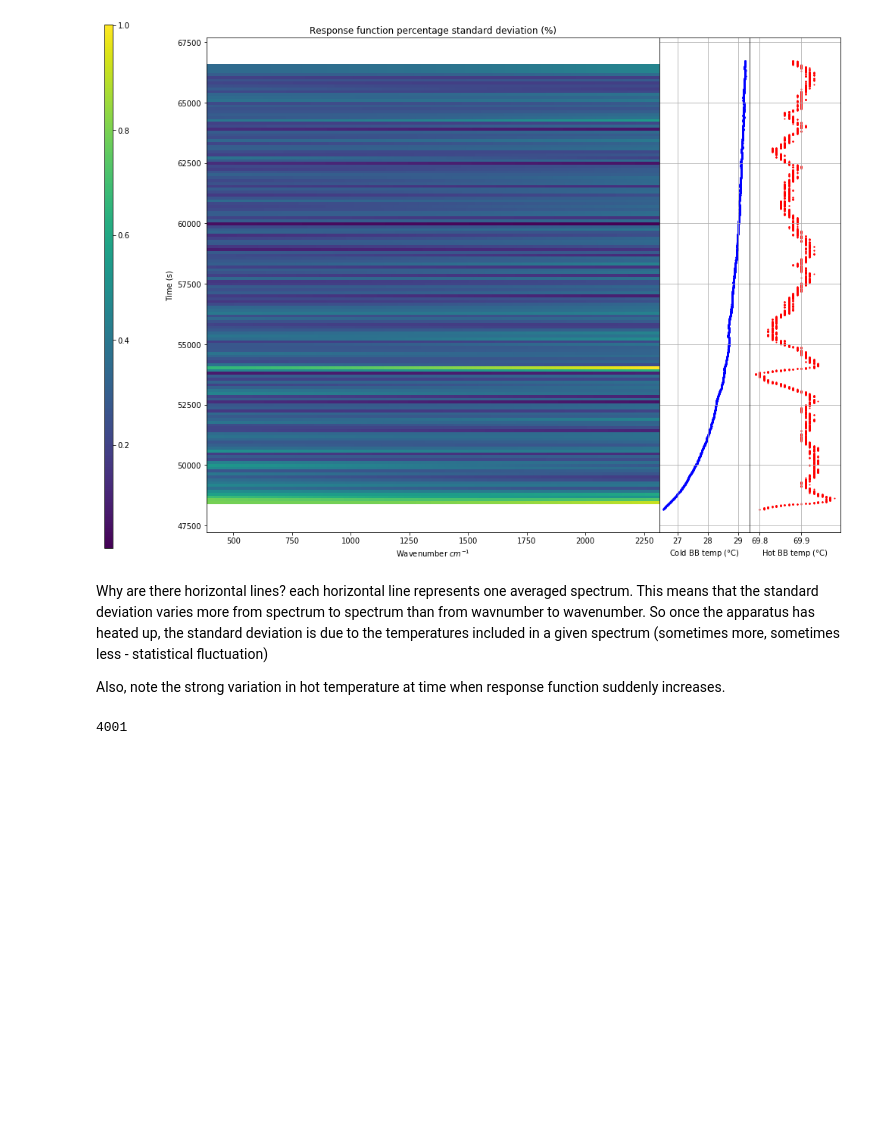
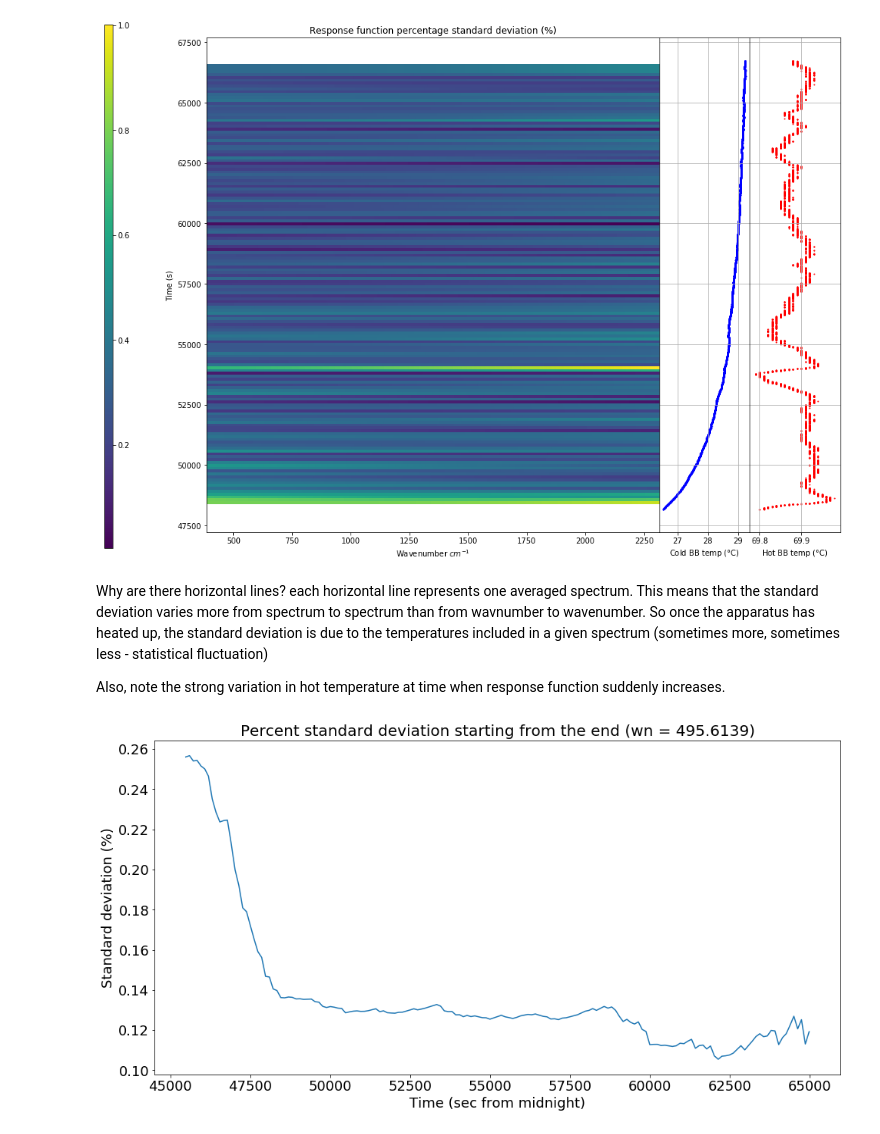
Before and after one commit to micolbedarida/MSci_Project, a Jupyter notebook: data_analysis.ipynb, the cells around one changed output. Drawn from its saved outputs; the diff is of its cells as text; code cells hidden in the pictures; blank space fills up the shorter version.

```diff
--- a/data_analysis.ipynb
+++ b/data_analysis.ipynb
@@ -738,5 +736,28 @@ Also, note the strong variation in hot temperature at time when response functio
 #if temperature is varying by less than a certain rate, then percentage of spectral response is expected to vary by less than X
-# %%
-print(len(all_resp_functions[1]))
-# %% [output]
-4001
+# %%
+# Now return to resonse functions, considera column of them and take the standard deviation of the first X from the back
+# decide which wavenumber to take it for
+
+def resp_from_end(wn): #there are two responses per wn
+    wavenumber = wavenums[(wn-386)*2]
+    wn_responses = [all_resp_functions[i][wn*2] for i in range(len(all_resp_functions))]
+
+    #start taking the last 10 values and expand
+    stds_from_back = [np.std(wn_responses[-10-i:-1]) for i in range(0, len(wn_responses)-10)]
+    avgs_from_back = [np.average(wn_responses[-10-i:-1]) for i in range(0, len(wn_responses)-10)]
+    fractional_stds_from_back = [a/b*100 for (a,b) in zip(stds_from_back,avgs_from_back)] #in percent
+
+    return(stds_from_back, avgs_from_back, fractional_stds_from_back, wavenumber)
+# %%
+stds_from_back, avgs_from_back, fractional_stds_from_back, wavenumber = resp_from_end(500)
+# %%
+fig = plt.figure(figsize=(16, 8))
+plt.plot(spectra_times_4[1:-22:2], fractional_stds_from_back[::-1])
+plt.title('Percent standard deviation starting from the end (wn = {})'.format(wavenumber), fontsize=20)
+plt.xlabel('Time (sec from midnight)', fontsize=18)
+plt.ylabel('Standard deviation (%)', fontsize=18)
+plt.tick_params(labelsize=18, labelcolor='black')
+fig.savefig('Graphs/Percentage_rep_function_std_from_end.png', dpi=600)
+plt.show()
+# %% [output]
+[figure, added]
```
Also changed, not shown: parts of 2 cells of this notebook, 2 other files.
